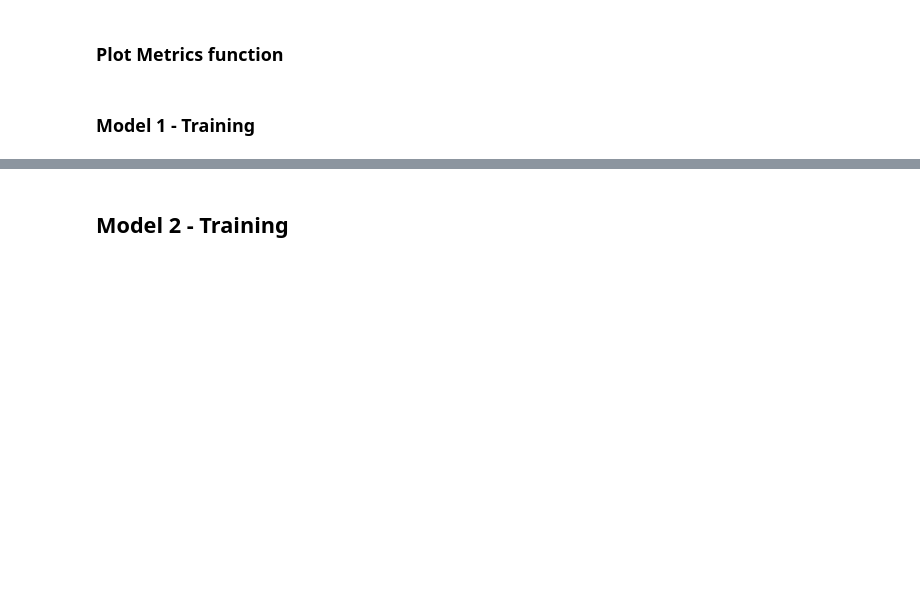
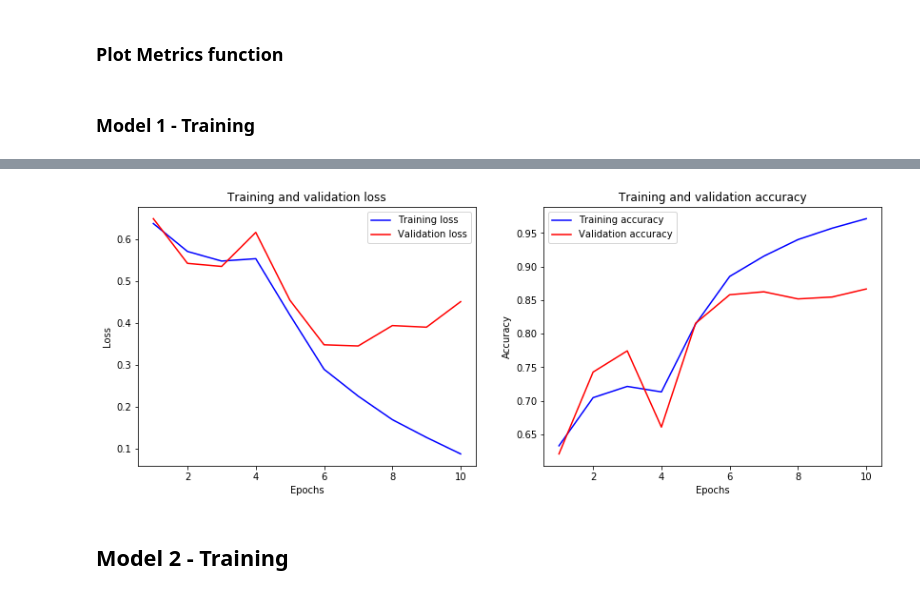
Before and after one commit to ccarpenterg/introNLP, a Jupyter notebook: 03b_NLP_and_recurrent_neural_networks.ipynb, the cells around one changed output, grey strips where cells are left out. Cells and saved outputs as stored; diff of their text form; code cells hidden in the pictures; blank space fills up the shorter version.

Commit message:
trained models using train_evaluate function; added plots for each model

```diff
--- a/03b_NLP_and_recurrent_neural_networks.ipynb
+++ b/03b_NLP_and_recurrent_neural_networks.ipynb
@@ -381,7 +381,7 @@ def plot_metrics(metrics):
     train_loss = metrics['train_loss']
     valid_loss = metrics['valid_loss']
 
-    epochs = range(1, EPOCHS + 1)
+    epochs = range(1, N_EPOCHS + 1)
 
     plt.figure(figsize=(14, 5))
 
@@ -404,22 +404,3 @@ def plot_metrics(metrics):
     plt.show()
 # %% [markdown]
 ### Model 1 - Training
-# %%
-N_EPOCHS = 5
-
-optimizer_v1 = optim.Adam(model_v1.parameters())
-
-for epoch in range(N_EPOCHS):
-
-    start_time = time.time()
-
-    train_loss, train_acc = train(model_v1, train_iterator, optimizer_v1, criterion)
-    valid_loss, valid_acc = evaluate(model_v1, valid_iterator, criterion)
-
-    end_time = time.time()
-
-    epoch_mins, epoch_secs = epoch_time(start_time, end_time)
-
-    print("Epoch: {:02} | Epoch Time: {}m {}s".format(epoch+1, epoch_mins, epoch_secs))
-    print("\tTrain Loss: {:.3f} | Train Acc: {:.2f}%".format(train_loss, train_acc*100))
-    print("\t Val. Loss: {:.3f} |  Val. Acc: {:.2f}%".format(valid_loss, valid_acc*100))
@@ -441,0 +407,4 @@ Epoch: 05 | Epoch Time: 0m 49s
+# %%
+optimizer_v1 = optim.Adam(model_v1.parameters())
+
+metrics = train_evaluate(model_v1, optimizer_v1, criterion, N_EPOCHS)
@@ -448,2 +435,6 @@ Test Loss: 0.406 |  Test Acc: 82.62%
+# %%
+plot_metrics(metrics)
+# %% [output]
+[figure, added]
 # %% [markdown]
 ## Model 2 - Training
```
Also changed, not shown: parts of 20 cells of this notebook.
